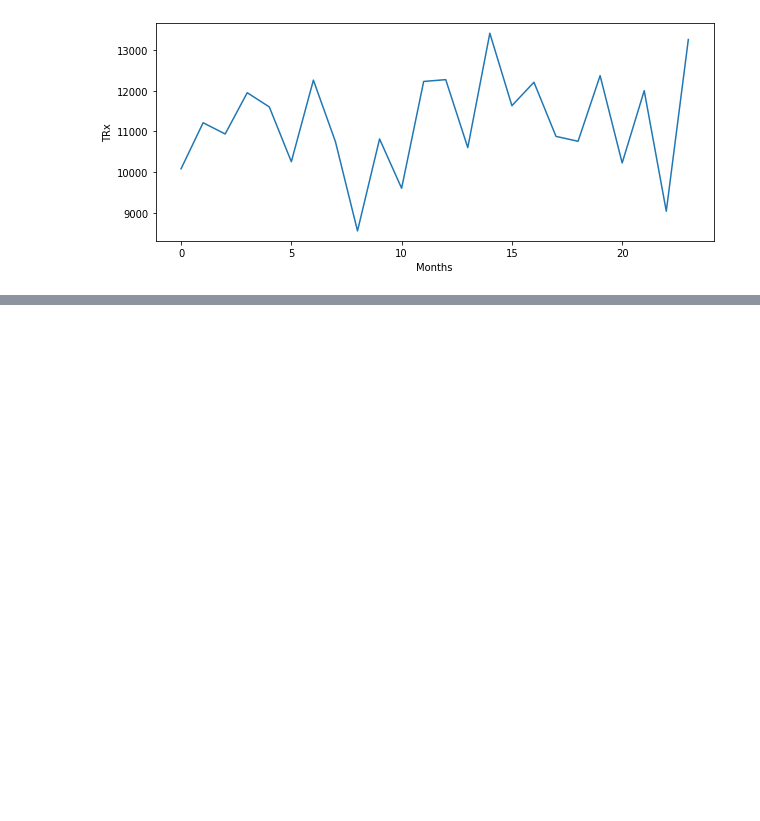
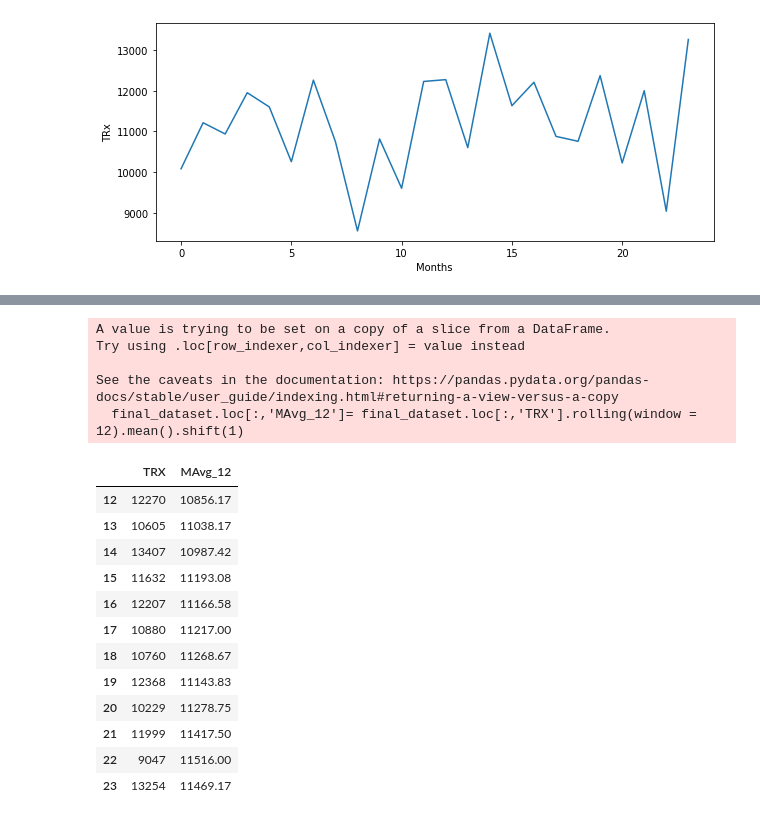
Before and after one commit to Amoghm123/pharmatest, a Jupyter notebook: Untitled.ipynb, the cells around one changed output, grey strips where cells are left out. Cells and saved outputs as stored; diff of their text form; code cells hidden in the pictures; blank space fills up the shorter version.

```diff
--- a/Untitled.ipynb
+++ b/Untitled.ipynb
@@ -162,0 +209,23 @@ Collecting six
+# %%
+final_dataset.loc[:,'MAvg_12']= final_dataset.loc[:,'TRX'].rolling(window = 12).mean().shift(1)
+pd.set_option('display.float_format', lambda x: '%.2f' % x)
+final_dataset[['TRX', 'MAvg_12']][12:]
+# %% [output]
+A value is trying to be set on a copy of a slice from a DataFrame.
+Try using .loc[row_indexer,col_indexer] = value instead
+
+See the caveats in the documentation: https://pandas.pydata.org/pandas-docs/stable/user_guide/indexing.html#returning-a-view-versus-a-copy
+  final_dataset.loc[:,'MAvg_12']= final_dataset.loc[:,'TRX'].rolling(window = 12).mean().shift(1)
+|  | TRX | MAvg_12 |
+| 12 | 12270 | 10856.17 |
+| 13 | 10605 | 11038.17 |
+| 14 | 13407 | 10987.42 |
+| 15 | 11632 | 11193.08 |
+| 16 | 12207 | 11166.58 |
+| 17 | 10880 | 11217.00 |
+| 18 | 10760 | 11268.67 |
+| 19 | 12368 | 11143.83 |
+| 20 | 10229 | 11278.75 |
+| 21 | 11999 | 11417.50 |
+| 22 | 9047 | 11516.00 |
+| 23 | 13254 | 11469.17 |
```
Also changed, not shown: parts of 7 cells of this notebook.
